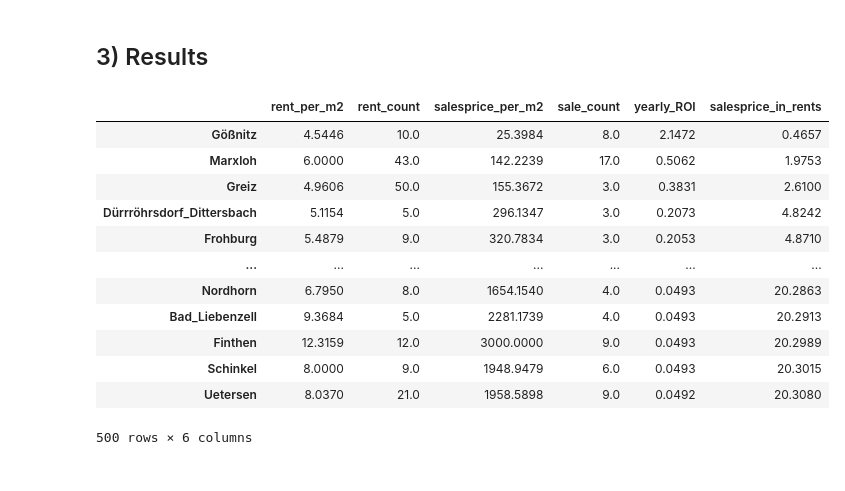
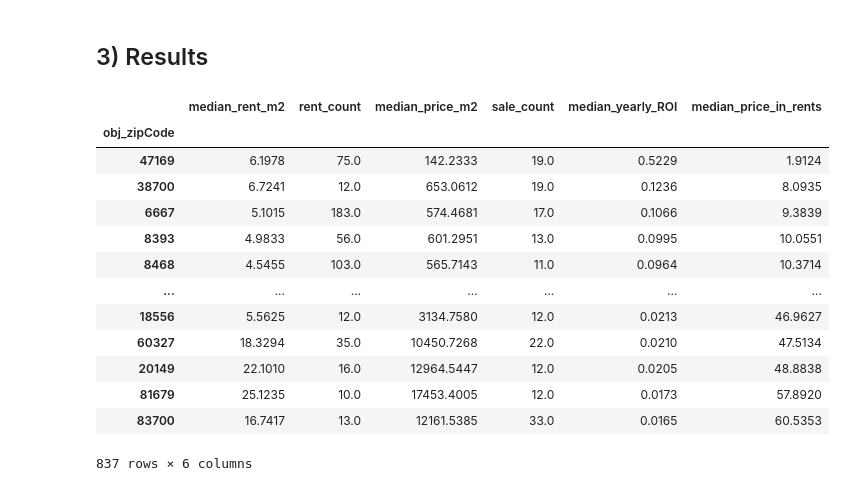
Before and after one commit to maxtue/ApartmentListings, a Jupyter notebook: data_analysis/combined.ipynb, the cells around one changed output. Saved outputs shown, nothing was run; the diff lists cells and outputs as text; code cells hidden in the pictures.

```diff
--- a/data_analysis/combined.ipynb
+++ b/data_analysis/combined.ipynb
@@ -42,0 +87,6 @@ sale_df = sale_df[sale_df.columns[~sale_df.isnull().any()]]
+# %%
+g = rent_df.groupby("obj_zipCode")["rent_m2"].median()
+g.name = "rent_m2_zip"
+sale_df = sale_df.join(g, on="obj_zipCode").copy()
+
+sale_df["yearly_ROI"] = sale_df["rent_m2_zip"] * 12 / sale_df["price_m2"]
@@ -89,25 +172,0 @@ sale_select_df = sale_df[sale_select_columns].copy()
-# %%
-group = "obj_regio3"
-min_count = 3
-aggregate = "median"
-rent_feature = "rent_per_m2"
-sale_feature = "salesprice_per_m2"
-
-rent_group = rent_select_df.groupby(group)
-rent_filt = rent_group[rent_feature].agg([aggregate, "count"])["count"] >= min_count
-rent_group_df = rent_group[rent_feature].agg([aggregate, "count"])[rent_filt]
-
-sale_group = sale_select_df.groupby(group)
-sale_filt = sale_group[sale_feature].agg([aggregate, "count"])["count"] >= min_count
-sale_group_df = sale_group[sale_feature].agg([aggregate, "count"])[sale_filt]
-
-combined_df = pd.concat(
-    [
-        rent_group_df[aggregate],
-        rent_group_df["count"],
-        sale_group_df[aggregate],
-        sale_group_df["count"],
-    ],
-    axis=1,
-    keys=[rent_feature, "rent_count", sale_feature, "sale_count",],
-).copy()
@@ -124,9 +172,0 @@ combined_df = combined_df.dropna()
-# %%
-combined_feature = "yearly_ROI"
-combined_df[combined_feature] = (
-    combined_df[rent_feature] * 12 / (combined_df[sale_feature])
-)
-combined_feature = "salesprice_in_rents"
-combined_df[combined_feature] = combined_df[sale_feature] / (
-    combined_df[rent_feature] * 12
-)
@@ -135,20 +173,21 @@ combined_df[combined_feature] = combined_df[sale_feature] / (
 # %% [markdown]
 ## 3) Results
 # %%
-combined_df = combined_df.sort_values("yearly_ROI", ascending=False)
-combined_df.head(500)
+combined_df = combined_df.sort_values("median_yearly_ROI", ascending=False)
+combined_df
 # %% [output]
-|  | rent_per_m2 | rent_count | salesprice_per_m2 | sale_count | yearly_ROI | salesprice_in_rents |
-| Gößnitz | 4.5446 | 10.0 | 25.3984 | 8.0 | 2.1472 | 0.4657 |
-| Marxloh | 6.0000 | 43.0 | 142.2239 | 17.0 | 0.5062 | 1.9753 |
-| Greiz | 4.9606 | 50.0 | 155.3672 | 3.0 | 0.3831 | 2.6100 |
-| Dürrröhrsdorf_Dittersbach | 5.1154 | 5.0 | 296.1347 | 3.0 | 0.2073 | 4.8242 |
-| Frohburg | 5.4879 | 9.0 | 320.7834 | 3.0 | 0.2053 | 4.8710 |
+|  | median_rent_m2 | rent_count | median_price_m2 | sale_count | median_yearly_ROI | median_price_in_rents |
+| obj_zipCode |  |  |  |  |  |  |
+| 47169 | 6.1978 | 75.0 | 142.2333 | 19.0 | 0.5229 | 1.9124 |
+| 38700 | 6.7241 | 12.0 | 653.0612 | 19.0 | 0.1236 | 8.0935 |
+| 6667 | 5.1015 | 183.0 | 574.4681 | 17.0 | 0.1066 | 9.3839 |
+| 8393 | 4.9833 | 56.0 | 601.2951 | 13.0 | 0.0995 | 10.0551 |
+| 8468 | 4.5455 | 103.0 | 565.7143 | 11.0 | 0.0964 | 10.3714 |
 | ... | ... | ... | ... | ... | ... | ... |
-| Nordhorn | 6.7950 | 8.0 | 1654.1540 | 4.0 | 0.0493 | 20.2863 |
-| Bad_Liebenzell | 9.3684 | 5.0 | 2281.1739 | 4.0 | 0.0493 | 20.2913 |
-| Finthen | 12.3159 | 12.0 | 3000.0000 | 9.0 | 0.0493 | 20.2989 |
-| Schinkel | 8.0000 | 9.0 | 1948.9479 | 6.0 | 0.0493 | 20.3015 |
-| Uetersen | 8.0370 | 21.0 | 1958.5898 | 9.0 | 0.0492 | 20.3080 |
+| 18556 | 5.5625 | 12.0 | 3134.7580 | 12.0 | 0.0213 | 46.9627 |
+| 60327 | 18.3294 | 35.0 | 10450.7268 | 22.0 | 0.0210 | 47.5134 |
+| 20149 | 22.1010 | 16.0 | 12964.5447 | 12.0 | 0.0205 | 48.8838 |
+| 81679 | 25.1235 | 10.0 | 17453.4005 | 12.0 | 0.0173 | 57.8920 |
+| 83700 | 16.7417 | 13.0 | 12161.5385 | 33.0 | 0.0165 | 60.5353 |
-500 rows × 6 columns
+837 rows × 6 columns
 [interactive output not drawn]
```
Also changed, not shown: parts of 34 cells of this notebook, 2 other files.
